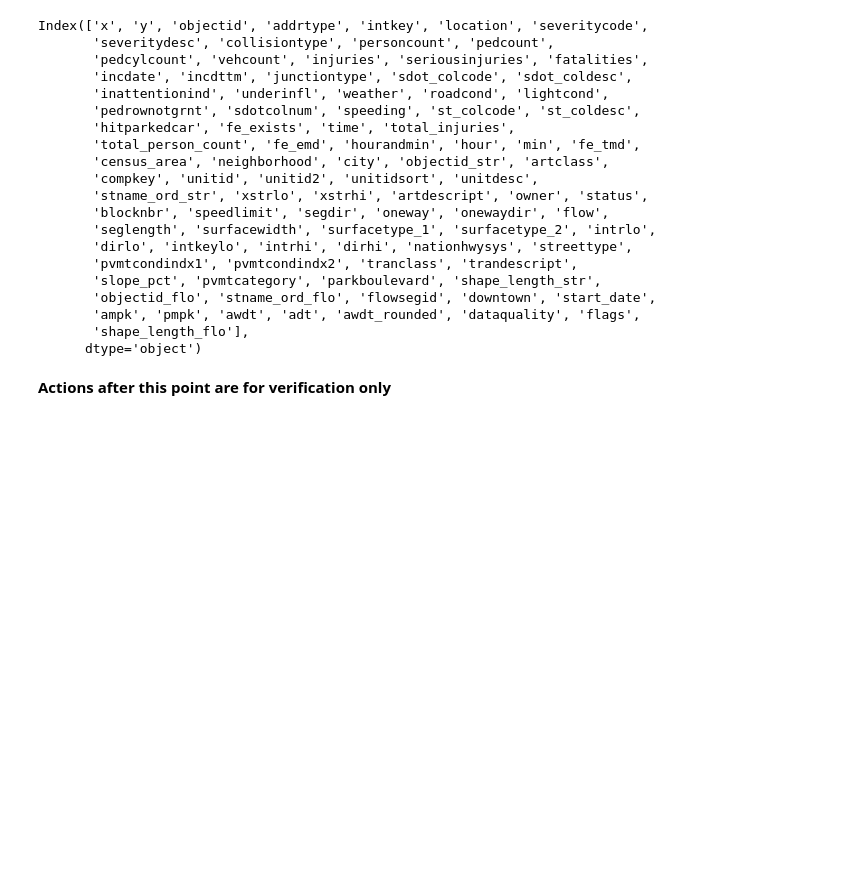
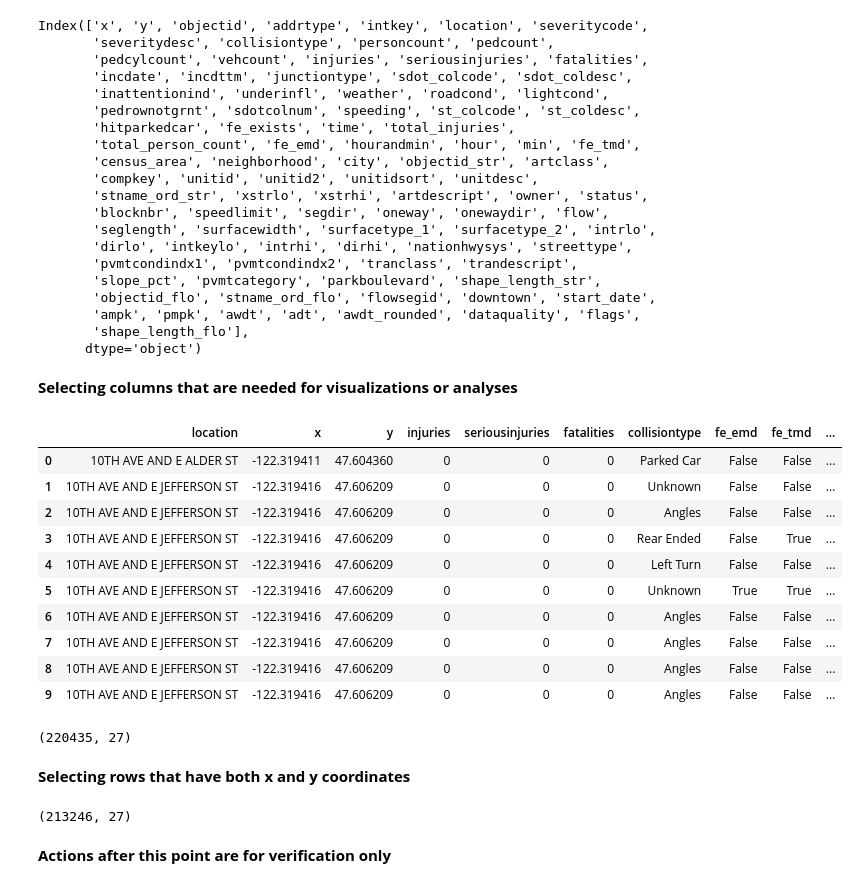
Before and after one commit to DataCircles/traffic_collisions_viz_team, a Jupyter notebook: notebooks/MH-Master Notebook.ipynb, the cells around one changed output. Saved outputs shown, nothing was run; the diff lists cells and outputs as text; code cells hidden in the pictures; blank space fills up the shorter version.

Commit message:
Selected columns and rows in collision_extended.csv.

```diff
--- a/notebooks/MH-Master Notebook.ipynb
+++ b/notebooks/MH-Master Notebook.ipynb
@@ -1056,3 +1041,57 @@ Index(['x', 'y', 'objectid', 'addrtype', 'intkey', 'location', 'severitycode',
        'ampk', 'pmpk', 'awdt', 'adt', 'awdt_rounded', 'dataquality', 'flags',
        'shape_length_flo'],
       dtype='object')
+# %% [markdown]
+**Selecting columns that are needed for visualizations or analyses**
+# %%
+df_collisions_extended = df_collisions_extended[
+    [
+        "location",
+        "x",
+        "y",
+        "injuries",
+        "seriousinjuries",
+        "fatalities",
+        "collisiontype",
+        "fe_emd",
+        "fe_tmd",
+        "neighborhood",
+        "weather",
+        "incdttm",
+        "incdate",
+        "total_person_count",
+        "total_injuries",
+        "junctiontype",
+        "pedcount",
+        "pedcylcount",
+        "inattentionind",
+        "underinfl",
+        "speeding",
+        "vehcount",
+        "st_coldesc",
+        "severitydesc",
+        "hitparkedcar",
+        "addrtype",
+        "census_area",
+    ]
+]
+# %%
+df_collisions_extended.head(10)
+# %% [output]
+|  | location | x | y | injuries | seriousinjuries | fatalities | collisiontype | fe_emd | fe_tmd | ... |
+| 0 | 10TH AVE AND E ALDER ST | -122.319411 | 47.604360 | 0 | 0 | 0 | Parked Car | False | False | ... |
+| 1 | 10TH AVE AND E JEFFERSON ST | -122.319416 | 47.606209 | 0 | 0 | 0 | Unknown | False | False | ... |
+| 2 | 10TH AVE AND E JEFFERSON ST | -122.319416 | 47.606209 | 0 | 0 | 0 | Angles | False | False | ... |
+| 3 | 10TH AVE AND E JEFFERSON ST | -122.319416 | 47.606209 | 0 | 0 | 0 | Rear Ended | False | True | ... |
+| 4 | 10TH AVE AND E JEFFERSON ST | -122.319416 | 47.606209 | 0 | 0 | 0 | Left Turn | False | False | ... |
+| 5 | 10TH AVE AND E JEFFERSON ST | -122.319416 | 47.606209 | 0 | 0 | 0 | Unknown | True | True | ... |
+| 6 | 10TH AVE AND E JEFFERSON ST | -122.319416 | 47.606209 | 0 | 0 | 0 | Angles | False | False | ... |
+| 7 | 10TH AVE AND E JEFFERSON ST | -122.319416 | 47.606209 | 0 | 0 | 0 | Angles | False | False | ... |
+| 8 | 10TH AVE AND E JEFFERSON ST | -122.319416 | 47.606209 | 0 | 0 | 0 | Angles | False | False | ... |
+| 9 | 10TH AVE AND E JEFFERSON ST | -122.319416 | 47.606209 | 0 | 0 | 0 | Angles | False | False | ... |
+# %%
+df_collisions_extended.shape
+# %% [output]
+(220435, 27)
+# %% [markdown]
+**Selecting rows that have both x and y coordinates**
@@ -1059,3 +1102,7 @@ Index(['x', 'y', 'objectid', 'addrtype', 'intkey', 'location', 'severitycode',
+# %%
+df_collisions_extended.shape
+# %% [output]
+(213246, 27)
 # %%
 df_collisions_extended.to_csv('../data/collisions_extended.csv', index=False)
 # %% [markdown]
```
Also changed, not shown: parts of 7 cells of this notebook, 1 other file.
